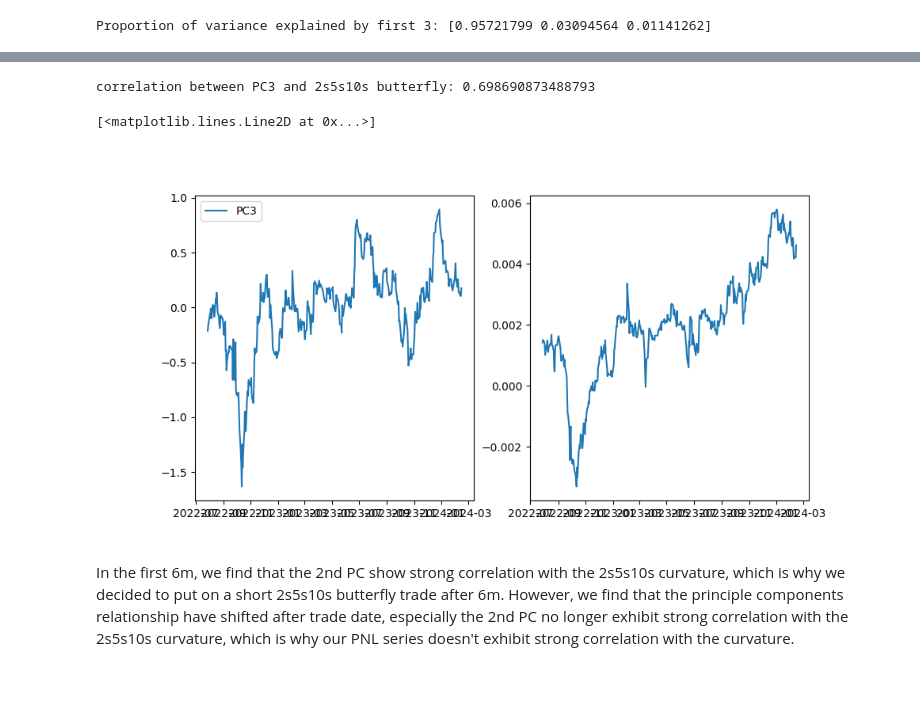
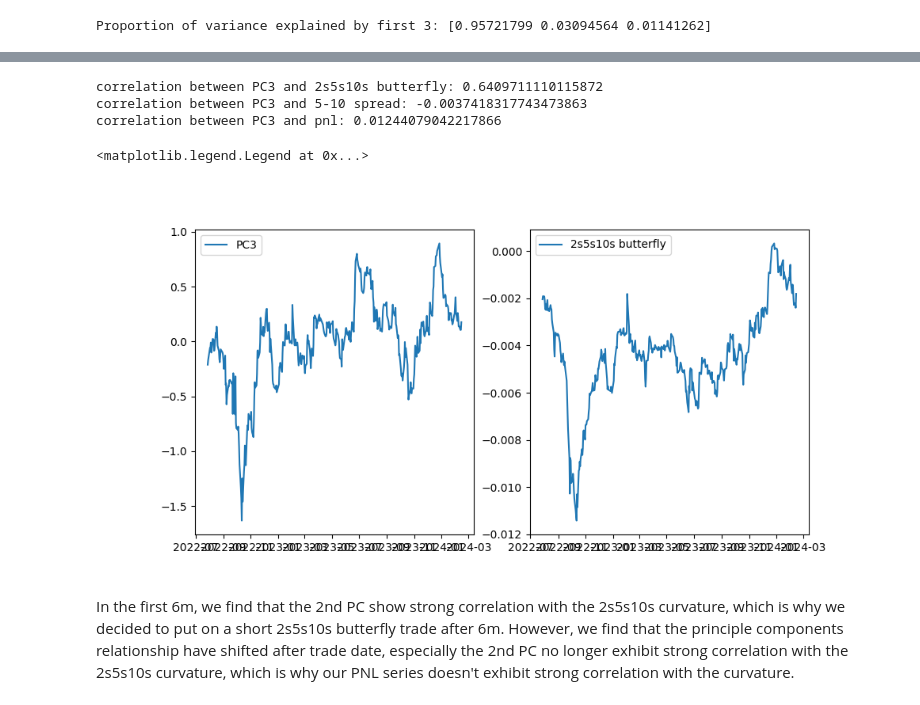
Before and after one commit to QizheCui/PCA_Butterfly_Trading_Strategy, a Jupyter notebook: LiborVersion/PCA_Trade_Libor.ipynb, the cells around one changed output, grey strips where cells are left out. Saved outputs shown, nothing was run; the diff lists cells and outputs as text; code cells hidden in the pictures.

```diff
--- a/LiborVersion/PCA_Trade_Libor.ipynb
+++ b/LiborVersion/PCA_Trade_Libor.ipynb
@@ -364,13 +371,13 @@ plt.xticks(rotation=45)
 [figure]
 # %%
 # correlation between pnl and level
-print(f"correlation between pnl and level: {np.corrcoef(pnl_series, df_yield.loc[post_trade_dates,10])[0][1]}")
+print(f"correlation between pnl and 10y yield: {np.corrcoef(pnl_series, df_yield.loc[post_trade_dates,10])[0][1]}")
 # correlation between pnl and slope
 spread_5_10 = df_yield[10] - df_yield[5] # 10y yield - 5y yield
 post_trade_spread = spread_5_10[post_trade_dates]
-print(f"correlation between pnl and slope: {np.corrcoef(pnl_series, post_trade_spread)[0][1]}")
+print(f"correlation between pnl and 5-10 spread: {np.corrcoef(pnl_series, post_trade_spread)[0][1]}")
 # correlation between pnl and curvature
-spread_butterfly = df_yield[2] - 2*df_yield[5] + df_yield[10] # 2s5s10s butterfly
+spread_butterfly = df_yield[2] - 2*df_yield[5] + 0.832* df_yield[10] # 2s5s10s butterfly, with notional 0.832 for 10y as we made it DV01 neutral
 post_trade_butterfly = spread_butterfly[post_trade_dates]
-print(f"correlation between pnl and curvature: {np.corrcoef(pnl_series, post_trade_butterfly)[0][1]}")
+print(f"correlation between pnl and 2s5s10s spread: {np.corrcoef(pnl_series, post_trade_butterfly)[0][1]}")
 # %% [output]
@@ -433,16 +451,21 @@ correlation between pnl and curvature: -0.5650324038579966
 # %%
 # 3rd PC
 PC3 = post_trade_scales.dot(eigenvectors[:,2])
-print(f"correlation between PC3 and 2s5s10s butterfly: {np.corrcoef(PC3, curvature1[post_trade_dates])[0][1]}")
+print(f"correlation between PC3 and 2s5s10s butterfly: {np.corrcoef(PC3, post_trade_butterfly)[0][1]}")
+print(f"correlation between PC3 and 5-10 spread: {np.corrcoef(PC3, -post_trade_spread)[0][1]}")
+print(f"correlation between PC3 and pnl: {np.corrcoef(PC3, pnl_series)[0][1]}")
 plt.figure(figsize=(10,5))
 plt.subplot(1,2,1)
 plt.plot(post_trade_dates,PC3, label='PC3')
 plt.legend()
 plt.subplot(1,2,2)
-plt.plot(post_trade_dates,curvature1[post_trade_dates], label='2s5s10s butterfly')
+plt.plot(post_trade_dates,post_trade_butterfly, label='2s5s10s butterfly')
+plt.legend()
 # %% [output]
-correlation between PC3 and 2s5s10s butterfly: 0.698690873488793
+correlation between PC3 and 2s5s10s butterfly: 0.6409711110115872
+correlation between PC3 and 5-10 spread: -0.0037418317743473863
+correlation between PC3 and pnl: 0.01244079042217866
-[<matplotlib.lines.Line2D at 0x...>]
+<matplotlib.legend.Legend at 0x...>
-[figure, old version]
+[figure, new version]
 # %% [markdown]
 In the first 6m, we find that the 2nd PC show strong correlation with the 2s5s10s curvature, which is why we decided to put on a short 2s5s10s butterfly trade after 6m. However, we find that the principle components relationship have shifted after trade date, especially the 2nd PC no longer exhibit strong correlation with the 2s5s10s curvature, which is why our PNL series doesn't exhibit strong correlation with the curvature.
```
Also changed, not shown: parts of 11 cells of this notebook.
